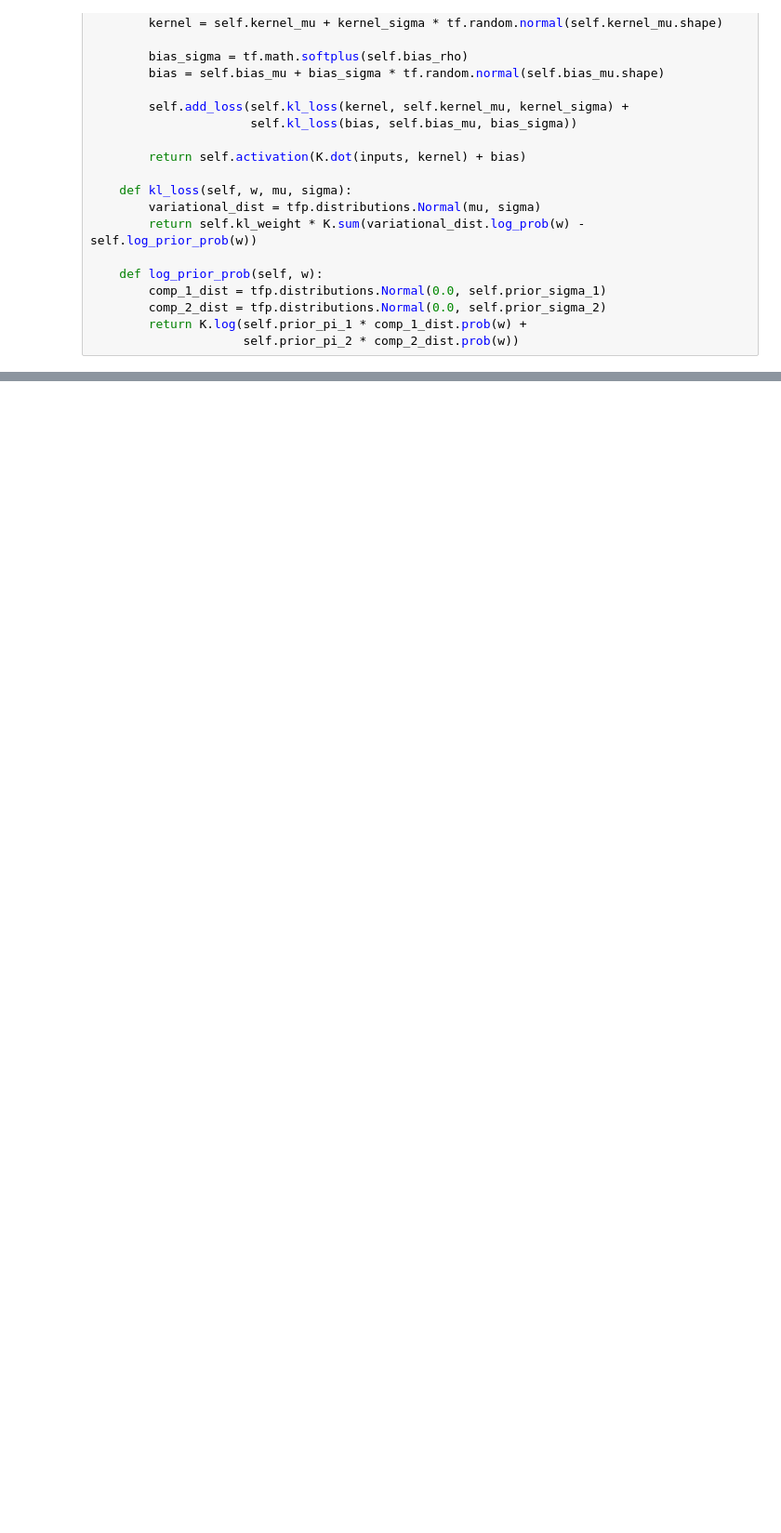
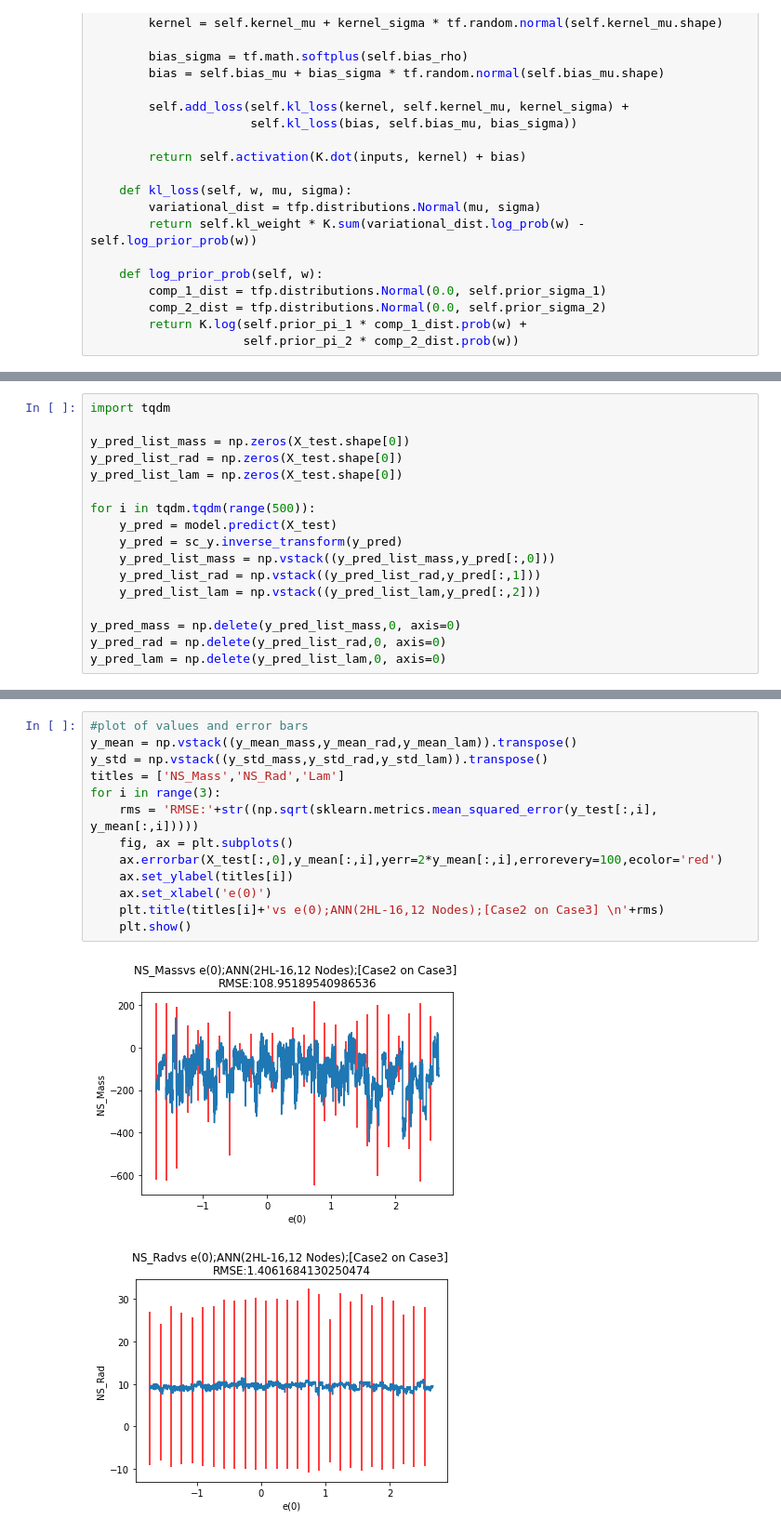
Before and after one commit to AstroDnerd/NS-ML-on-Nuclear-Matter--KB, a Jupyter notebook: Codes/BNN.ipynb, the cells around one changed output, grey strips where cells are left out. Shown at 93% size. Saved outputs shown, nothing was run; the diff lists cells and outputs as text; blank space fills up the shorter version.

```diff
--- a/Codes/BNN.ipynb
+++ b/Codes/BNN.ipynb
@@ -146,0 +146,17 @@ array([[ 0.01306987, -0.00438539, -0.01251932],
+# %%
+import tqdm
+
+y_pred_list_mass = np.zeros(X_test.shape[0])
+y_pred_list_rad = np.zeros(X_test.shape[0])
+y_pred_list_lam = np.zeros(X_test.shape[0])
+
+for i in tqdm.tqdm(range(500)):
+    y_pred = model.predict(X_test)
+    y_pred = sc_y.inverse_transform(y_pred)
+    y_pred_list_mass = np.vstack((y_pred_list_mass,y_pred[:,0]))
+    y_pred_list_rad = np.vstack((y_pred_list_rad,y_pred[:,1]))
+    y_pred_list_lam = np.vstack((y_pred_list_lam,y_pred[:,2]))
+
+y_pred_mass = np.delete(y_pred_list_mass,0, axis=0)
+y_pred_rad = np.delete(y_pred_list_rad,0, axis=0)
+y_pred_lam = np.delete(y_pred_list_lam,0, axis=0)
@@ -146,0 +191,16 @@ array([[ 0.01306987, -0.00438539, -0.01251932],
+# %%
+#plot of values and error bars
+y_mean = np.vstack((y_mean_mass,y_mean_rad,y_mean_lam)).transpose()
+y_std = np.vstack((y_std_mass,y_std_rad,y_std_lam)).transpose()
+titles = ['NS_Mass','NS_Rad','Lam']
+for i in range(3):
+    rms = 'RMSE:'+str((np.sqrt(sklearn.metrics.mean_squared_error(y_test[:,i], y_mean[:,i]))))
+    fig, ax = plt.subplots()
+    ax.errorbar(X_test[:,0],y_mean[:,i],yerr=2*y_mean[:,i],errorevery=100,ecolor='red')
+    ax.set_ylabel(titles[i])
+    ax.set_xlabel('e(0)')
+    plt.title(titles[i]+'vs e(0);ANN(2HL-16,12 Nodes);[Case2 on Case3] \n'+rms)
+    plt.show()
+# %% [output]
+[figure, added]
+[figure, added]
```
Also changed, not shown: parts of 10 cells of this notebook, 5 other files.
